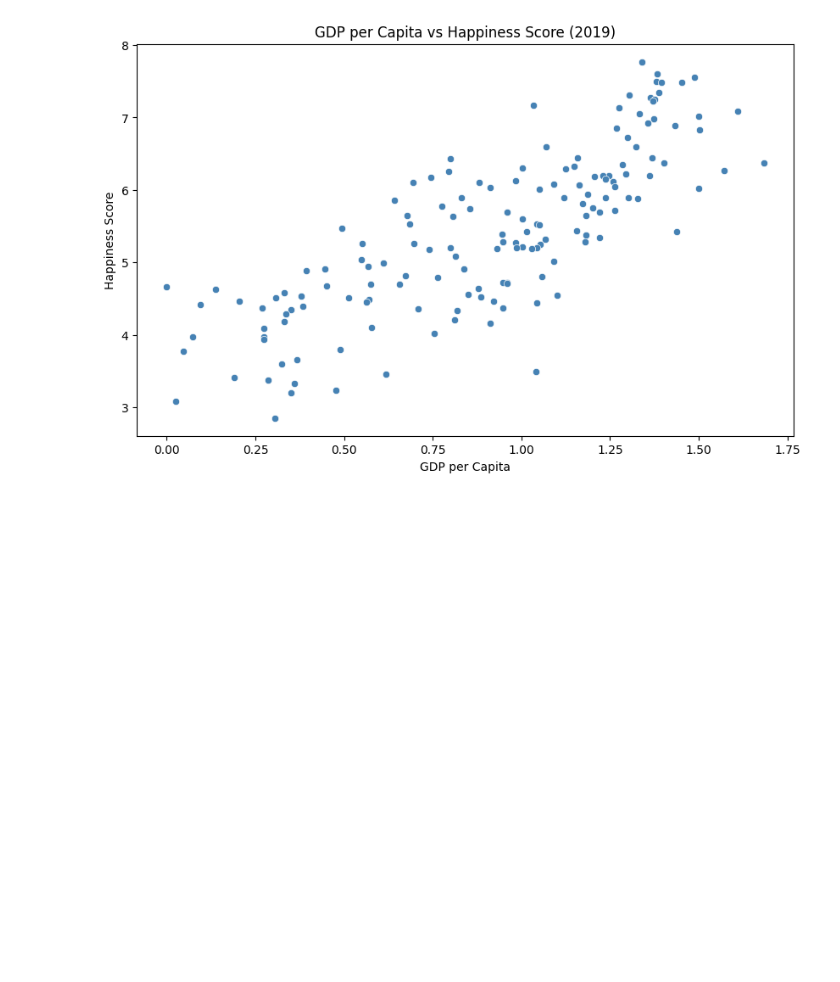
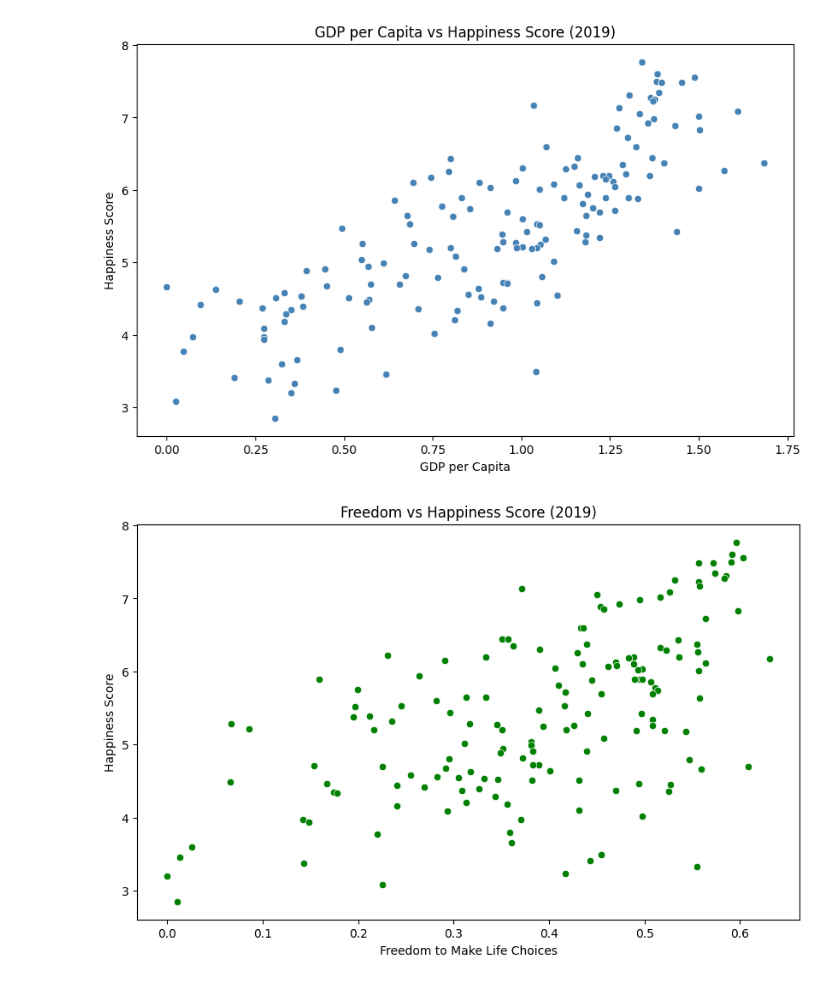
Before and after one commit to ambatuCode887/happiness_index_analysis, a Jupyter notebook: EDA.ipynb, the cells around one changed output. Saved outputs shown, nothing was run; the diff lists cells and outputs as text; code cells hidden in the pictures; blank space fills up the shorter version.

Commit message:
updated the scatter plot to become more easier to see and now plot another scatter plot to check whether freedom affect happiness

```diff
--- a/EDA.ipynb
+++ b/EDA.ipynb
@@ -39,0 +59,9 @@ plt.show()
+# %%
+plt.figure(figsize=(10, 6))
+sns.scatterplot(data=df, x='Freedom to make life choices', y='Score', color='green')
+plt.title('Freedom vs Happiness Score (2019)')
+plt.xlabel('Freedom to Make Life Choices')
+plt.ylabel('Happiness Score')
+plt.show()
+# %% [output]
+[figure, added]
```
Also changed, not shown: parts of 2 cells of this notebook.
